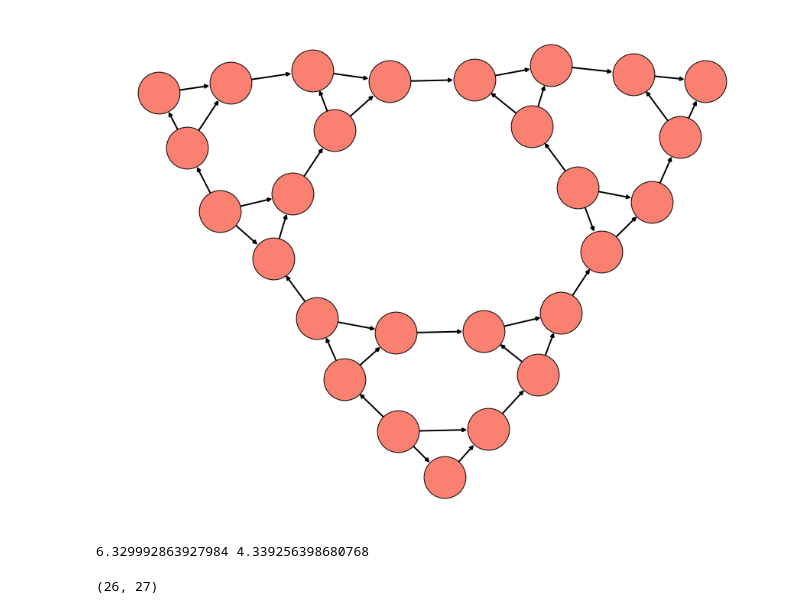
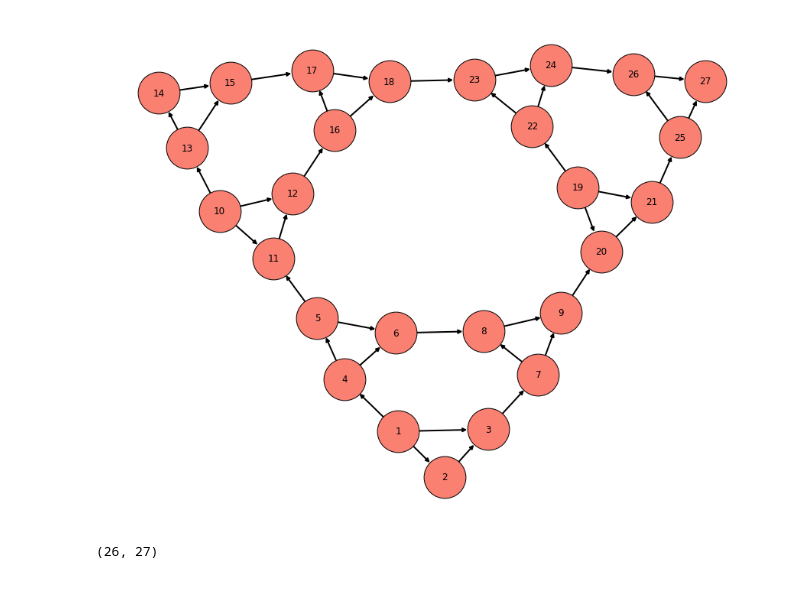
Before and after one commit to ChaosDonkey06/ID_Modeling, a Jupyter notebook: POMP_INFERENCE/global_config/infomap.ipynb, the cells around one changed output. Cells and saved outputs as stored; diff of their text form; code cells hidden in the pictures.

```diff
--- a/POMP_INFERENCE/global_config/infomap.ipynb
+++ b/POMP_INFERENCE/global_config/infomap.ipynb
@@ -26,19 +26,19 @@ def entropy1(prob):
 # %%
 import matplotlib.pyplot as plt
 from collections import Counter
 
 nodes = ["1" ,"2" ,"3" ,"4" ,"5" ,"6" ,"7" ,"8" ,"9" ,"10" ,"11" ,"12" ,"13" ,"14" ,"15" ,"16" ,"17" ,"18" ,"19" ,"20" ,"21" ,"22" ,"23" ,"24" ,"25" ,"26" ,"27"]
 edges = [(1, 2),(1, 3),(1, 4),(2, 3),(3, 7),(4, 5),(4, 6),(5, 6),(6, 8),(7, 8),(7, 9),(8, 9),(10, 11),(10, 12),(10, 13),(11, 12), (12, 16), (13, 14), (13, 15), (14, 15),(15, 17),(16, 17),(16, 18),(17, 18),(19, 20),(19, 21),(19, 22),(20, 21),(21, 25),(22, 23),(22, 24),(23, 24),(24, 26),(25, 26),(25, 27),(26, 27),(9, 20),(5, 11),(18, 23)]
 
 g      = nx.DiGraph((x, y, {'weight': 1}) for (x, y), v in Counter(edges).items())
 layout = nx.nx_agraph.pygraphviz_layout(g)
 
 fig, ax = plt.subplots(1, 1, figsize=(15.5, 12))
-nx.draw(ax=ax, G=g, pos=layout, node_size=3000, node_color="salmon", edgecolors="k", width=2)
+nx.draw(ax=ax, G=g, pos=layout, node_size=3000, node_color="salmon", edgecolors="k", width=2, with_labels=True)
 
 graph = g
 # %% [output]
-[figure, old version]
+[figure, new version]
 # %%
 def log2(prob):
     "Returns the log of prob in base 2"
@@ -166,7 +166,6 @@ modules_dicts   = compute_module_properties(first_module, graph)
 map_eq          = get_mdl(modules_dicts, total_pr_entropy)
 codebook_length = get_index_codelength(modules_dicts)
 
-print(map_eq, codebook_length)
 
 
 possible_new_merge = list(graph.edges())
@@ -186,8 +185,4 @@ for idx_merge in range(len(possible_new_merge)):
 
 module_new = possible_new_merge[np.argmin(map_eqs)]
 # %% [output]
-6.329992863927984 4.339256398680768
+(26, 27)
-# %%
-module_new
-# %% [output]
-(26, 27)
```
